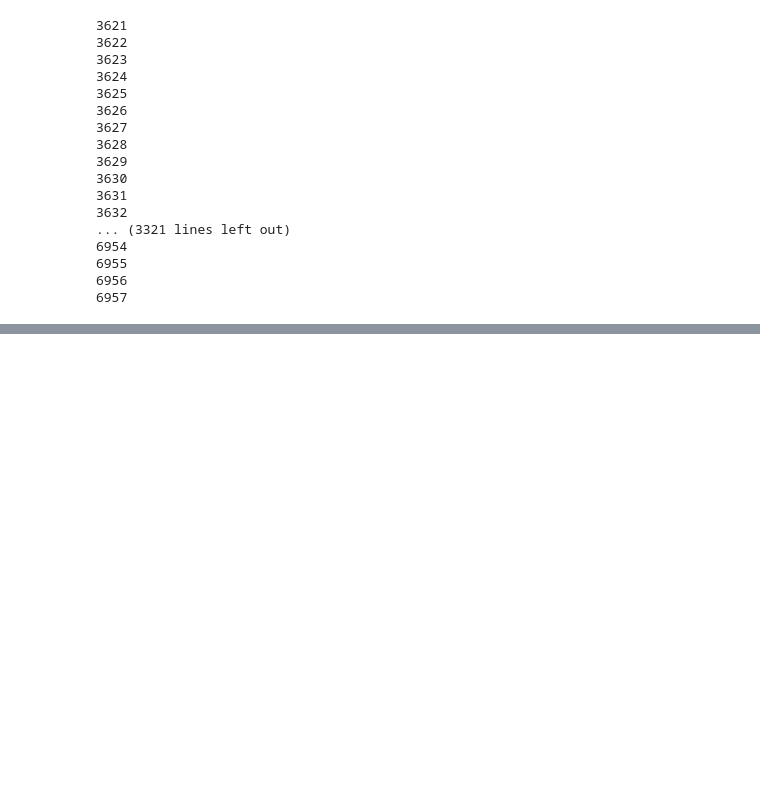
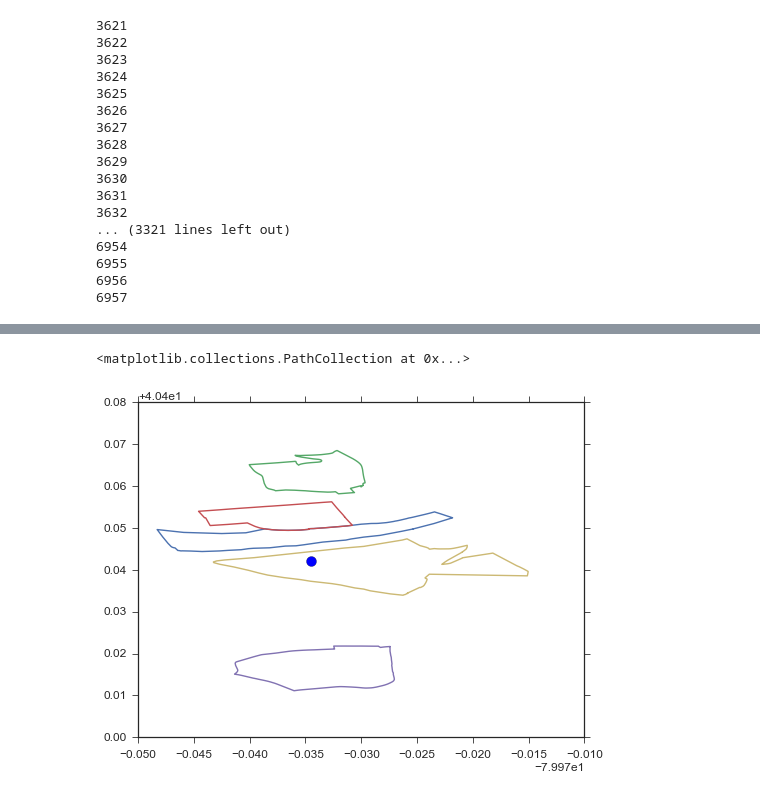
Before and after one commit to zihaoxu/jac_project, a Jupyter notebook: hood_shapes.ipynb, the cells around one changed output, grey strips where cells are left out. Drawn from its saved outputs; the diff is of its cells as text; code cells hidden in the pictures; blank space fills up the shorter version.

```diff
--- a/hood_shapes.ipynb
+++ b/hood_shapes.ipynb
@@ -187,0 +203,22 @@ for i in range(3621,len(sf.records())):
+# %%
+nl = pd.read_csv('neighborhood_locations.csv') #read in our record of neighborhood locations
+# %%
+dists = []
+
+yelp_business = (b['longitude'][400],b['latitude'][400])
+
+for i in range(len(nl)):
+    zillow_hood = (nl['lon'][i], nl['lat'][i])
+    dists.append((great_circle(yelp_business, zillow_hood).miles, nl['ID'][i], i))
+
+dists = sorted(dists) #sort by distance
+dists = pd.DataFrame(dists).head() #provide the closest five hoods
+# %%
+pylab.rcParams['figure.figsize'] = (8,6)
+
+for hood in dists[2]:
+    plt.plot(np.array(sf.shapes()[hood].points).T[0], np.array(sf.shapes()[hood].points).T[1])
+plt.scatter(b['longitude'][400],b['latitude'][400], s = 100)
+# %% [output]
+<matplotlib.collections.PathCollection at 0x...>
+[figure, added]
```
Also changed, not shown: parts of 5 cells of this notebook, 4 other files.
